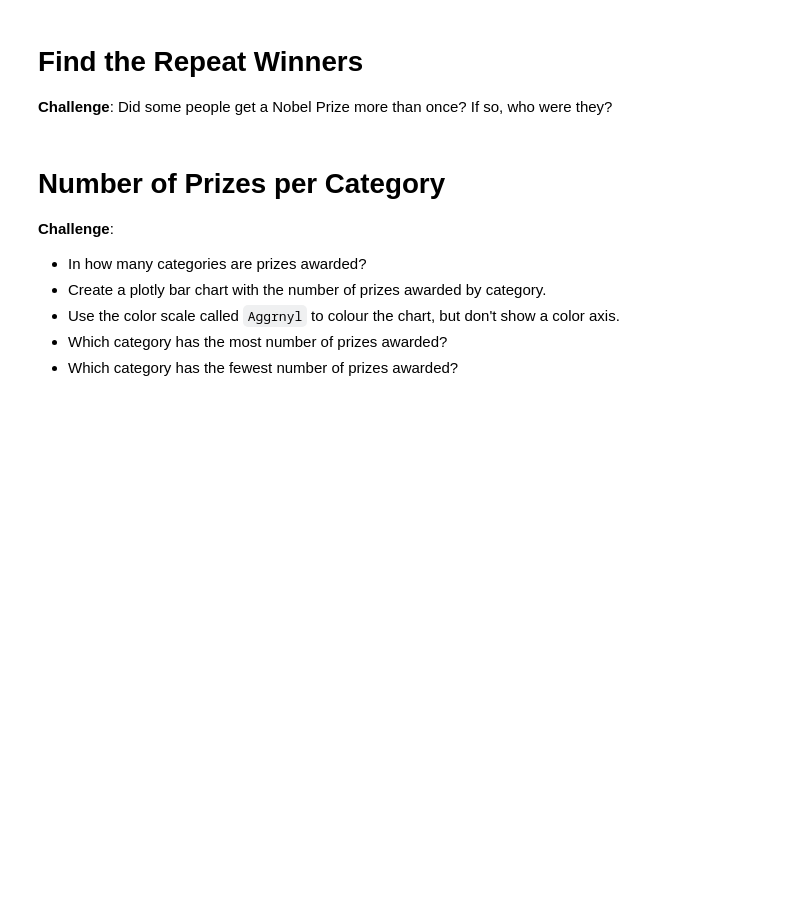
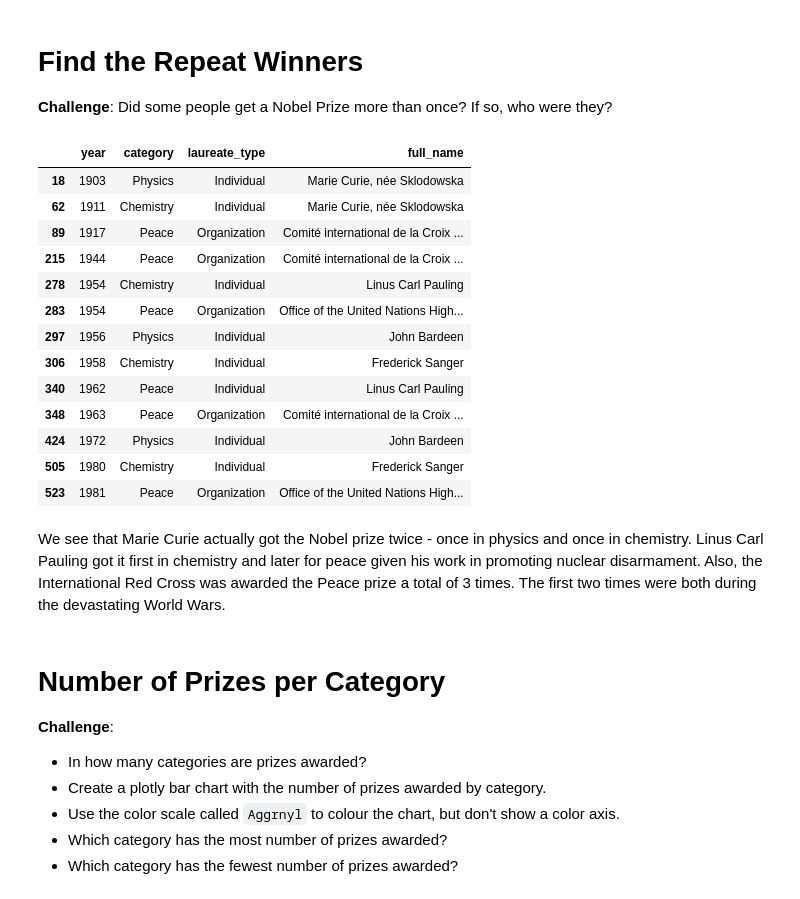
Before and after one commit to M-Awwab-Khan/analyzing-nobel-prize-winners, a Jupyter notebook: Nobel_Prize_Analysis_(start).ipynb, the cells around one changed output. Cells and saved outputs as stored; diff of their text form; code cells hidden in the pictures; blank space fills up the shorter version.

Commit message:
multiple times winners

```diff
--- a/Nobel_Prize_Analysis_(start).ipynb
+++ b/Nobel_Prize_Analysis_(start).ipynb
@@ -208,8 +208,12 @@ In addition, when we look at for rows where the organization_name column has no
 * Add a Column called `share_pct` which has the laureates' share as a percentage in the form of a floating-point number.
 # %% [markdown]
 #### Convert Year and Birth Date to Datetime
+# %%
+df_data['birth_date'] = pd.to_datetime(df_data['birth_date'])
 # %% [markdown]
 #### Add a Column with the Prize Share as a Percentage
+# %%
+df_data['share_pct'] = df_data['prize_share'].apply(eval) * 100
 # %% [markdown]
 # Plotly Donut Chart: Percentage of Male vs. Female Laureates
 # %% [markdown]
@@ -225,6 +249,29 @@ In addition, when we look at for rows where the organization_name column has no
 # Find the Repeat Winners
 
 **Challenge**: Did some people get a Nobel Prize more than once? If so, who were they?
+# %%
+x = df_data['full_name'].value_counts() > 1
+mt1 = x[x].index
+# %%
+col_subset = ['year', 'category', 'laureate_type', 'full_name']
+df_data[df_data['full_name'].isin(mt1)][col_subset]
+# %% [output]
+|  | year | category | laureate_type | full_name |
+| 18 | 1903 | Physics | Individual | Marie Curie, née Sklodowska |
+| 62 | 1911 | Chemistry | Individual | Marie Curie, née Sklodowska |
+| 89 | 1917 | Peace | Organization | Comité international de la Croix ... |
+| 215 | 1944 | Peace | Organization | Comité international de la Croix ... |
+| 278 | 1954 | Chemistry | Individual | Linus Carl Pauling |
+| 283 | 1954 | Peace | Organization | Office of the United Nations High... |
+| 297 | 1956 | Physics | Individual | John Bardeen |
+| 306 | 1958 | Chemistry | Individual | Frederick Sanger |
+| 340 | 1962 | Peace | Individual | Linus Carl Pauling |
+| 348 | 1963 | Peace | Organization | Comité international de la Croix ... |
+| 424 | 1972 | Physics | Individual | John Bardeen |
+| 505 | 1980 | Chemistry | Individual | Frederick Sanger |
+| 523 | 1981 | Peace | Organization | Office of the United Nations High... |
+# %% [markdown]
+We see that Marie Curie actually got the Nobel prize twice - once in physics and once in chemistry. Linus Carl Pauling got it first in chemistry and later for peace given his work in promoting nuclear disarmament. Also, the International Red Cross was awarded the Peace prize a total of 3 times. The first two times were both during the devastating World Wars.
 # %% [markdown]
 # Number of Prizes per Category
 
```
Also changed, not shown: parts of 2 cells of this notebook.
